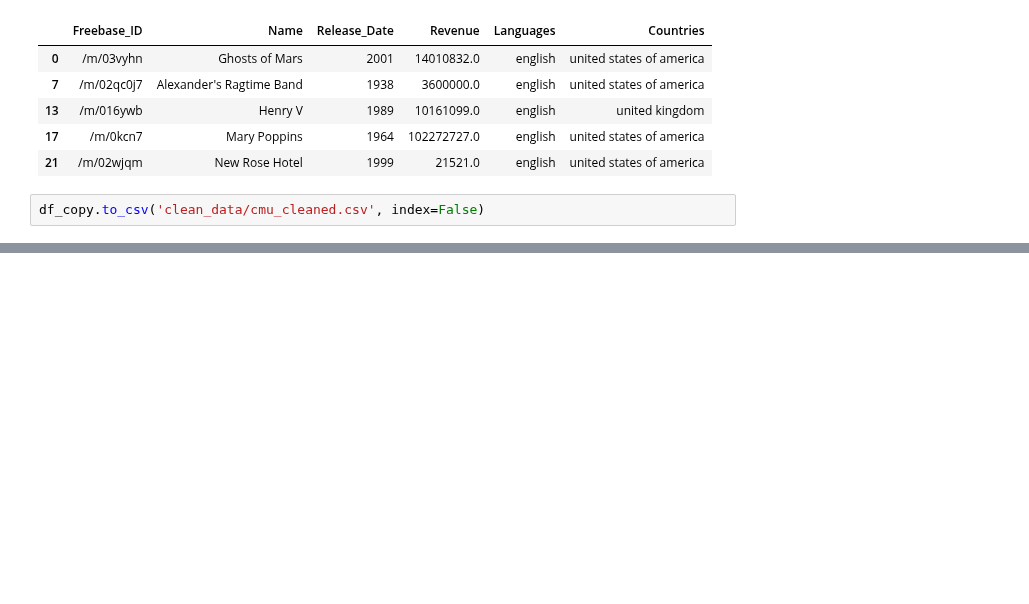
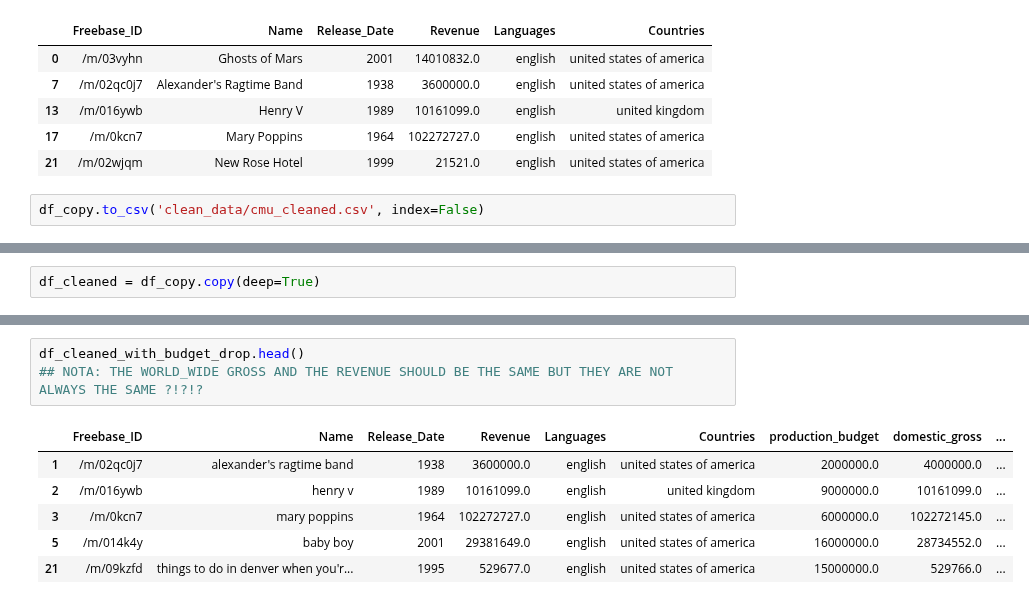
Before and after one commit to epfl-ada/ada-2024-project-thelordsofdata, a Jupyter notebook: cmu_analysis.ipynb, the cells around one changed output, grey strips where cells are left out. Drawn from its saved outputs; the diff is of its cells as text; blank space fills up the shorter version.

```diff
--- a/cmu_analysis.ipynb
+++ b/cmu_analysis.ipynb
@@ -214,0 +219,2 @@ df_copy.to_csv('clean_data/cmu_cleaned.csv', index=False)
+# %%
+df_cleaned = df_copy.copy(deep=True)
@@ -214,0 +333,10 @@ df_copy.to_csv('clean_data/cmu_cleaned.csv', index=False)
+# %%
+df_cleaned_with_budget_drop.head()
+## NOTA: THE WORLD_WIDE GROSS AND THE REVENUE SHOULD BE THE SAME BUT THEY ARE NOT ALWAYS THE SAME ?!?!?
+# %% [output]
+|  | Freebase_ID | Name | Release_Date | Revenue | Languages | Countries | production_budget | domestic_gross | ... |
+| 1 | /m/02qc0j7 | alexander's ragtime band | 1938 | 3600000.0 | english | united states of america | 2000000.0 | 4000000.0 | ... |
+| 2 | /m/016ywb | henry v | 1989 | 10161099.0 | english | united kingdom | 9000000.0 | 10161099.0 | ... |
+| 3 | /m/0kcn7 | mary poppins | 1964 | 102272727.0 | english | united states of america | 6000000.0 | 102272145.0 | ... |
+| 5 | /m/014k4y | baby boy | 2001 | 29381649.0 | english | united states of america | 16000000.0 | 28734552.0 | ... |
+| 21 | /m/09kzfd | things to do in denver when you'r... | 1995 | 529677.0 | english | united states of america | 15000000.0 | 529766.0 | ... |
```
Also changed, not shown: parts of 9 cells of this notebook, 22 other files.
